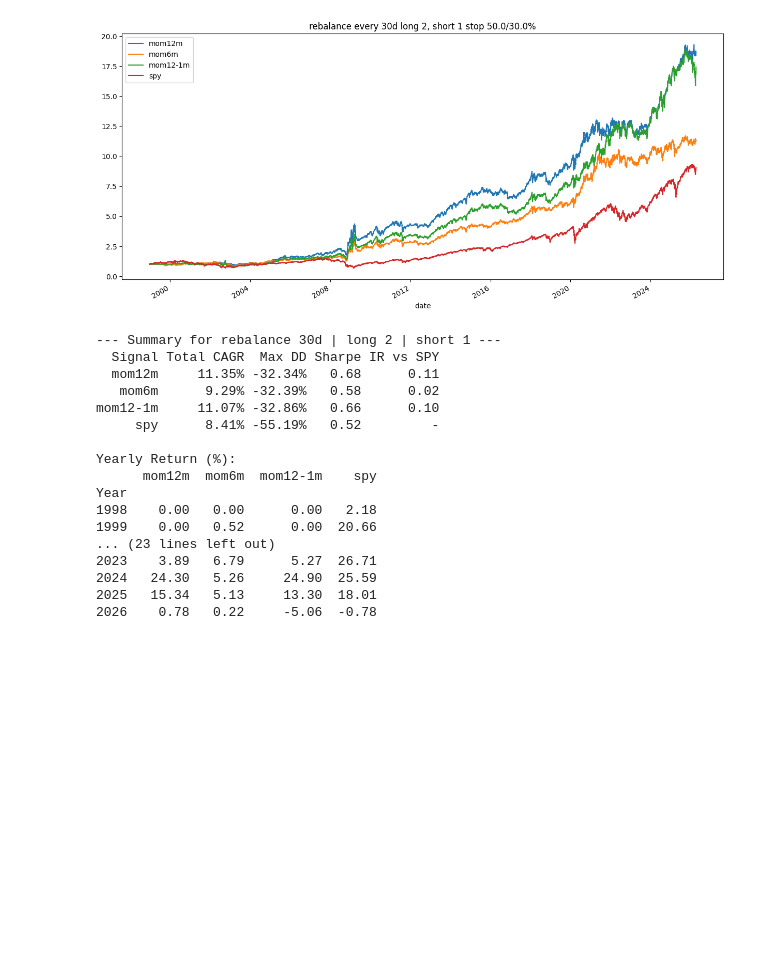
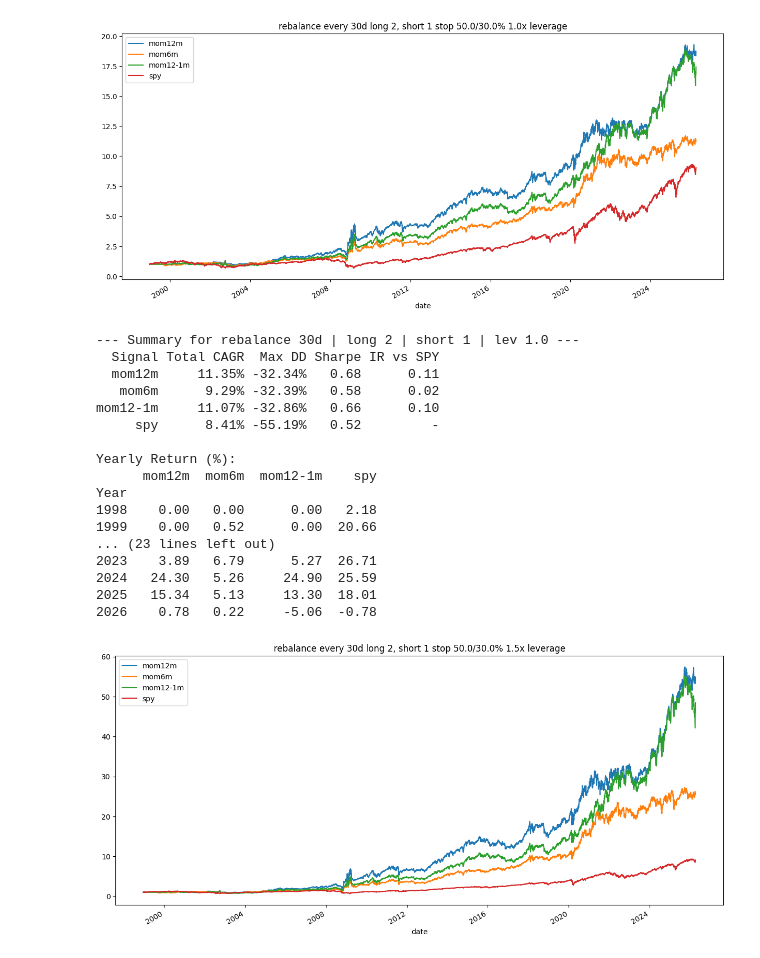
Before and after one commit to flanfly/studies, a Jupyter notebook: sector-rotation.ipynb, the cells around one changed output. Cells and saved outputs as stored; diff of their text form; code cells hidden in the pictures; blank space fills up the shorter version.

Commit message:
sector-rotation: add leverage parameter

```diff
--- a/sector-rotation.ipynb
+++ b/sector-rotation.ipynb
@@ -34,8 +34,9 @@ yz_k = 0.34
 yz_win = 25
 
 parameter_sets = [
-    {"max_long": 2, "max_short": 1, "period": 30, "stop_long": .5, "stop_short": 0.3},
-
+    {"max_long": 2, "max_short": 1, "period": 30, "stop_long": .5, "stop_short": 0.3, "leverage": 1.0},
+    {"max_long": 2, "max_short": 1, "period": 30, "stop_long": .5, "stop_short": 0.3, "leverage": 1.5},
+    {"max_long": 2, "max_short": 1, "period": 30, "stop_long": .5, "stop_short": 0.3, "leverage": 2.0},
 ]
 
 for param in parameter_sets:
@@ -44,6 +45,7 @@ for param in parameter_sets:
     rebalance_period = param["period"]
     stop_long = param.get("stop_long")
     stop_short = param.get("stop_short")
+    leverage = param.get("leverage", 1.0)
 
     signals = {
         "mom12m": pl.col("mom12m"),
@@ -304,7 +306,7 @@ for param in parameter_sets:
                         inv_vols[s] / total_inv_vol
                         if total_inv_vol > 0
                         else 1.0 / bkt_len
-                    )
+                    ) * leverage
                     shares = (w * portfolio_equity) / close_dict[s]
                     portfolio.append(
                         {
@@ -322,7 +324,7 @@ for param in parameter_sets:
                         inv_vols[s] / total_inv_vol
                         if total_inv_vol > 0
                         else 1.0 / bkt_len
-                    )
+                    ) * leverage
                     shares = -(w * portfolio_equity) / close_dict[s]
                     portfolio.append(
                         {
@@ -398,15 +400,16 @@ for param in parameter_sets:
         x="date",
         y=[*signals.keys(), "spy"],
         figsize=(15, 7),
-        title=f"rebalance every {rebalance_period}d long {max_long}, short {max_short} stop {stop_long * 100}/{stop_short * 100}%",
+        title=f"rebalance every {rebalance_period}d long {max_long}, short {max_short} stop {stop_long * 100}/{stop_short * 100}% {leverage}x leverage",
     )
     import matplotlib.pyplot as plt
 
-    plt.savefig(f"plot_long{max_long}_short{max_short}.png")
+    plt.savefig(f"plot_long{max_long}_short{max_short}_lev{leverage}.png")
     plt.show()
+    #plt.close()
 
     # Compute Summary Statistics
-    print(f"\n--- Summary for rebalance {rebalance_period}d | long {max_long} | short {max_short} ---")
+    print(f"\n--- Summary for rebalance {rebalance_period}d | long {max_long} | short {max_short} | lev {leverage} ---")
 
     def calc_cagr(series_cum):
         if len(series_cum) < 2: return 0.0
@@ -433,35 +436,35 @@ for param in parameter_sets:
 
     stats = []
     for sig in [*signals.keys(), 'spy']:
         s_cum = pdf[sig]
         s_ret = pdf[sig].pct_change().fillna(0.0) if sig != 'spy' else pdf['spy_ret']
 
         cagr = calc_cagr(s_cum)
         mdd = calc_mdd(s_cum.values)
         sharpe = calc_sharpe(s_ret)
         ir = calc_ir(s_ret, pdf['spy_ret']) if sig != 'spy' else 0.0
 
         stats.append({
             "Signal": sig,
             "Total CAGR": f"{cagr*100:.2f}%",
             "Max DD": f"{mdd*100:.2f}%",
             "Sharpe": f"{sharpe:.2f}",
             "IR vs SPY": f"{ir:.2f}" if sig != 'spy' else "-"
         })
 
     stats_df = pd.DataFrame(stats)
     print(stats_df.to_string(index=False))
 
     print("\nYearly Return (%):")
     pdf['Year'] = pd.to_datetime(pdf['date']).dt.year
     yearly_ret = pdf.groupby('Year').apply(lambda x: (
         pd.Series({sig: (((x[sig].iloc[-1] / x[sig].iloc[0]) - 1.0) * 100) for sig in [*signals.keys(), 'spy']})
     ))
     print(yearly_ret.round(2).to_string())
     print("\n")
 # %% [output]
-[figure, old version]
+[figure, new version]
---- Summary for rebalance 30d | long 2 | short 1 ---
+--- Summary for rebalance 30d | long 2 | short 1 | lev 1.0 ---
   Signal Total CAGR  Max DD Sharpe IR vs SPY
   mom12m     11.35% -32.34%   0.68      0.11
    mom6m      9.29% -32.39%   0.58      0.02
@@ -478,3 +481,4 @@ Year
 2024   24.30   5.26     24.90  25.59
 2025   15.34   5.13     13.30  18.01
 2026    0.78   0.22     -5.06  -0.78
+[figure, added]
```
Also changed, not shown: parts of 1 cell of this notebook, 1 other file.
